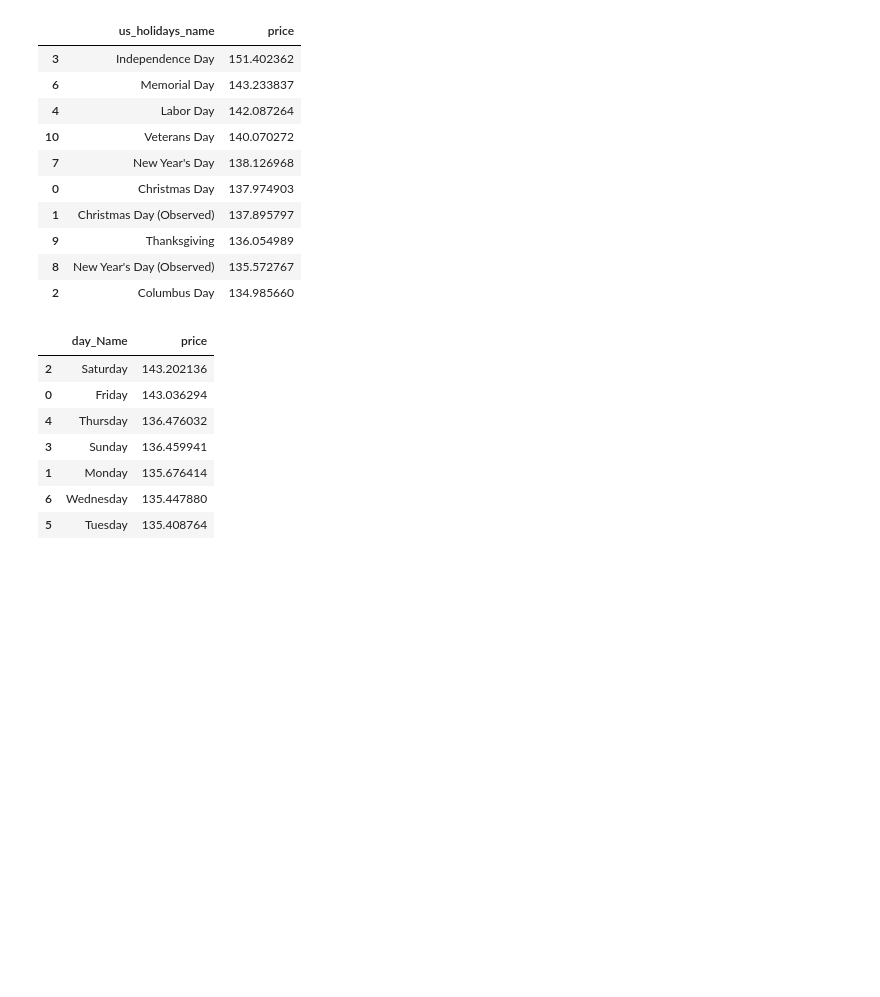
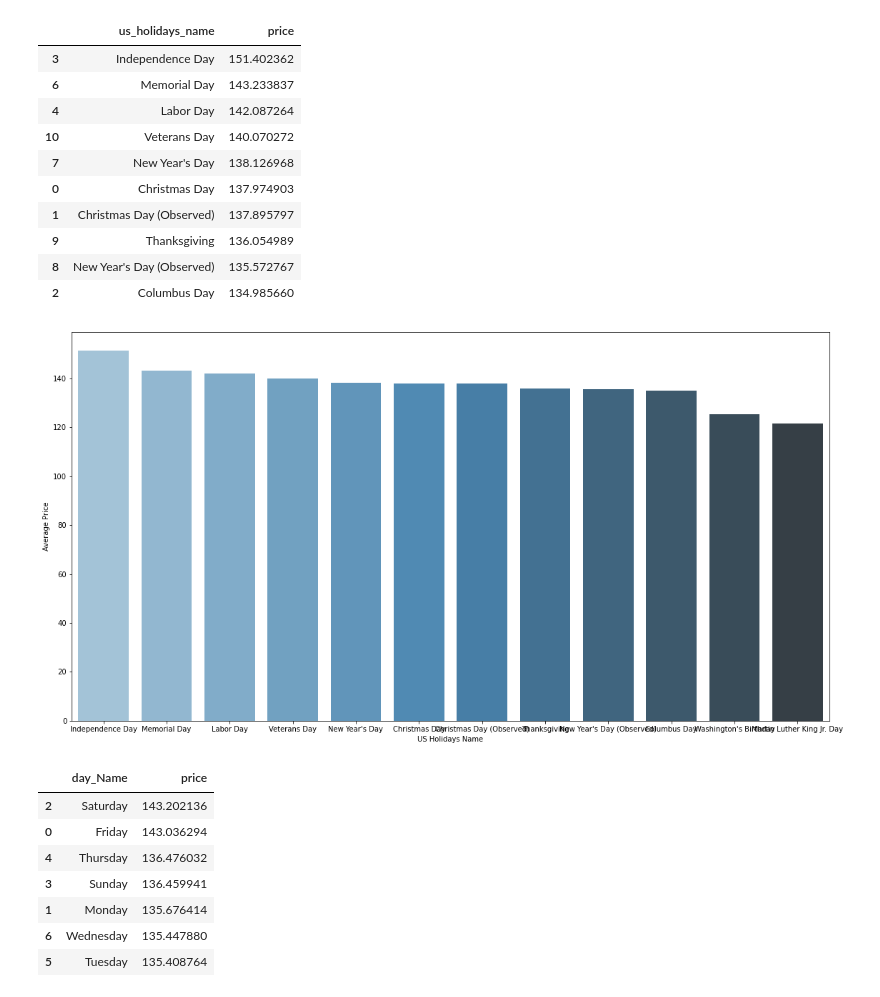
Before and after one commit to Yinggewen/Seattle_AirBNB_Data, a Jupyter notebook: Seattle_Airbnb_House.ipynb, the cells around one changed output. Saved outputs shown, nothing was run; the diff lists cells and outputs as text; code cells hidden in the pictures; blank space fills up the shorter version.

```diff
--- a/Seattle_Airbnb_House.ipynb
+++ b/Seattle_Airbnb_House.ipynb
@@ -482,6 +496,19 @@ holidayPriceDF.head(10)
 | 9 | Thanksgiving | 136.054989 |
 | 8 | New Year's Day (Observed) | 135.572767 |
 | 2 | Columbus Day | 134.985660 |
+# %%
+def show_plot(x,y,dataframe):
+    plt.figure(figsize=(19,10))
+    ax = sns.barplot(x, y, data=dataframe,palette="Blues_d")
+    if y == 'listing_id':
+        y_label = "Total Number of Listings"
+    elif y == 'price':
+        y_label = "Average Price"
+    ax.set(xlabel='US Holidays Name', ylabel = y_label)
+# %%
+show_plot("us_holidays_name", "price", holidayPriceDF)
+# %% [output]
+[figure, added]
 # %%
 WeekPriceDF=calendar_DF.groupby('day_Name').price.mean()
 WeekPriceDF=WeekPriceDF.reset_index()
```
Also changed, not shown: parts of 9 cells of this notebook.
